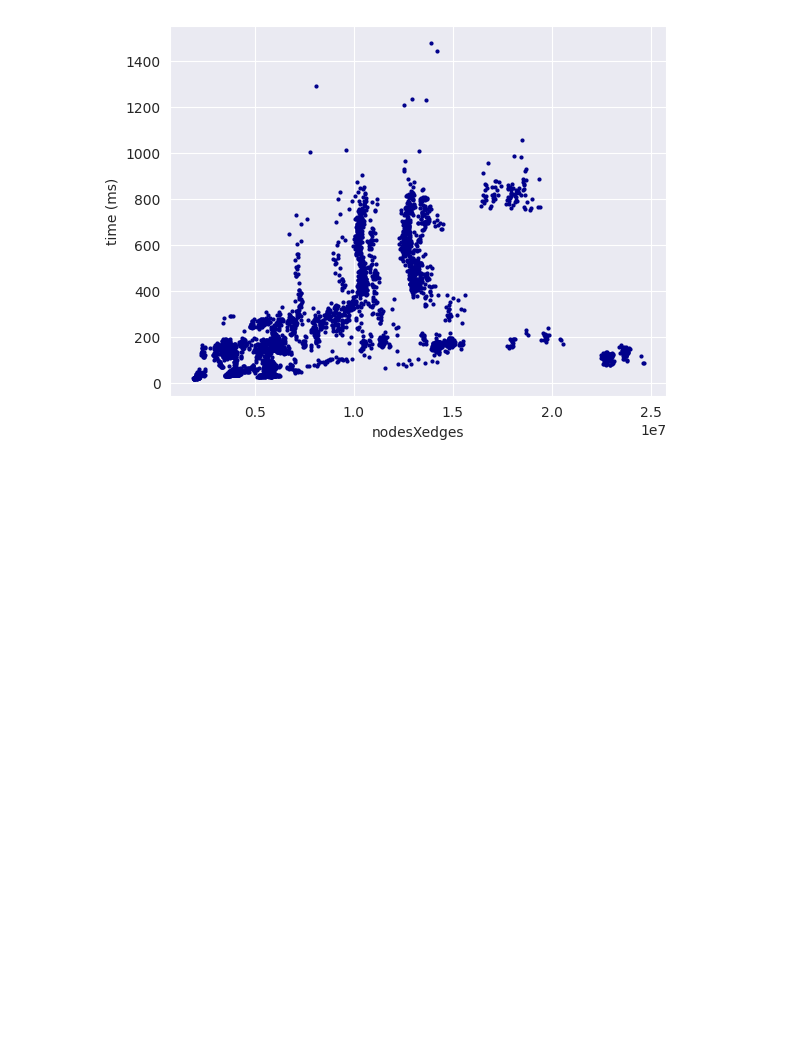
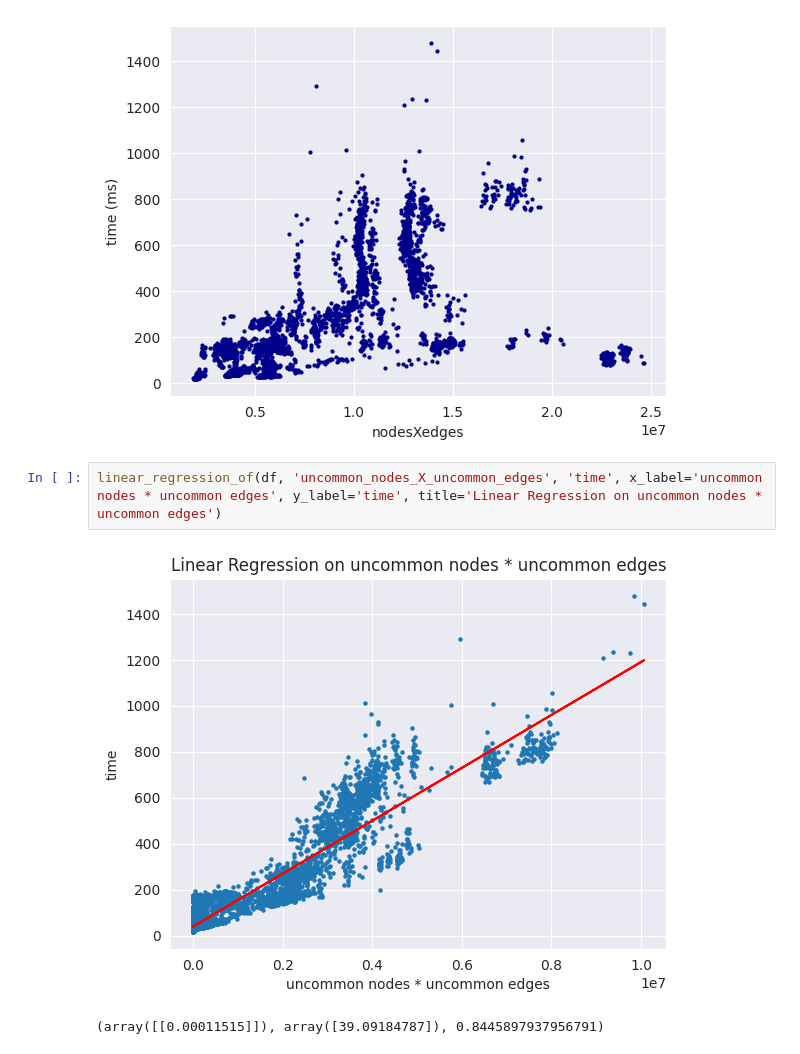
Before and after one commit to mreza-kiani/graph-generalization-algorithm, a Jupyter notebook: src/main/resources/scripts/performance/analyzer-class-diagram.ipynb, the cells around one changed output. Cells and saved outputs as stored; diff of their text form; blank space fills up the shorter version.

Commit message:
Continue drawing diagram on class diagram data

```diff
--- a/src/main/resources/scripts/performance/analyzer-class-diagram.ipynb
+++ b/src/main/resources/scripts/performance/analyzer-class-diagram.ipynb
@@ -175,3 +176,8 @@ df.plot.scatter(x='nodesXedges', y='time', c='DarkBlue', s=4, ylabel='time (ms)'
 # %% [output]
 <Axes: xlabel='nodesXedges', ylabel='time (ms)'>
 [figure]
+# %%
+linear_regression_of(df, 'uncommon_nodes_X_uncommon_edges', 'time', x_label='uncommon nodes * uncommon edges', y_label='time', title='Linear Regression on uncommon nodes * uncommon edges')
+# %% [output]
+[figure, added]
+(array([[0.00011515]]), array([39.09184787]), 0.8445897937956791)
```
Also changed, not shown: parts of 5 cells of this notebook.
